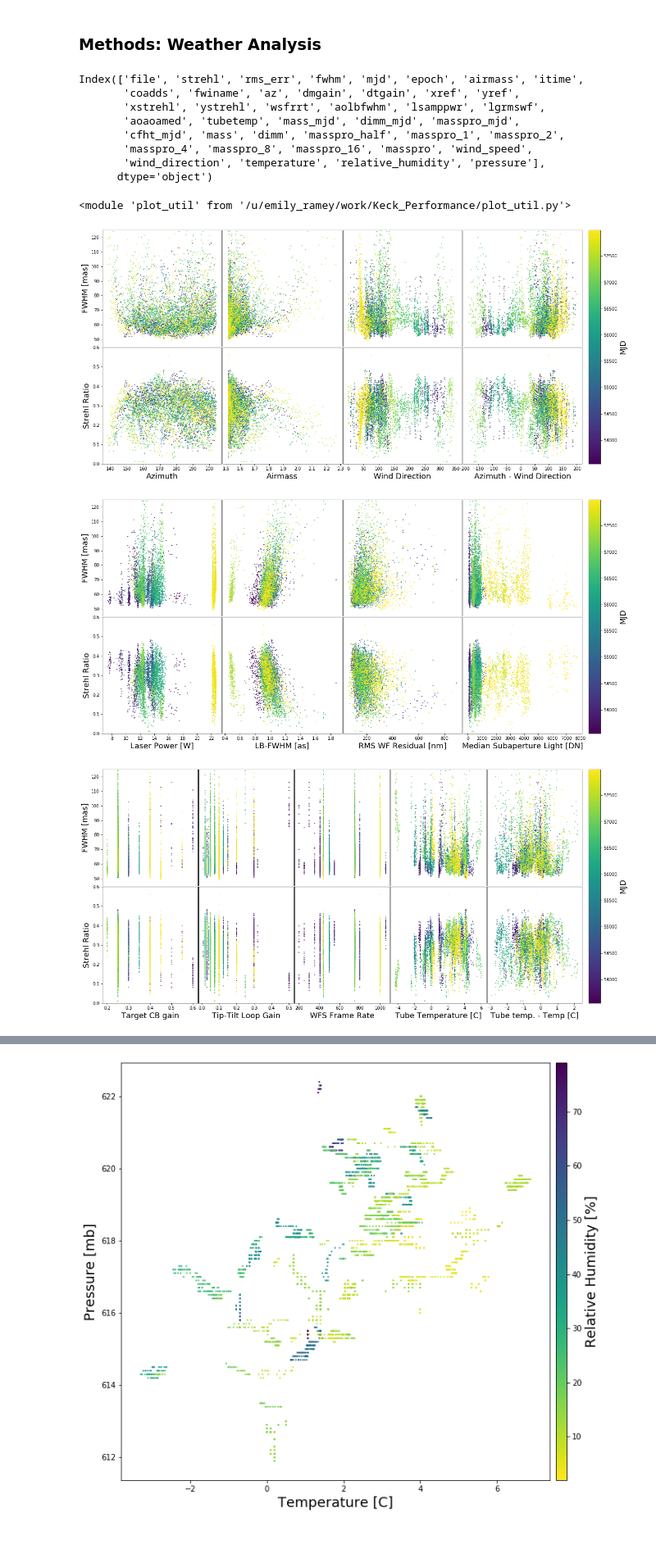
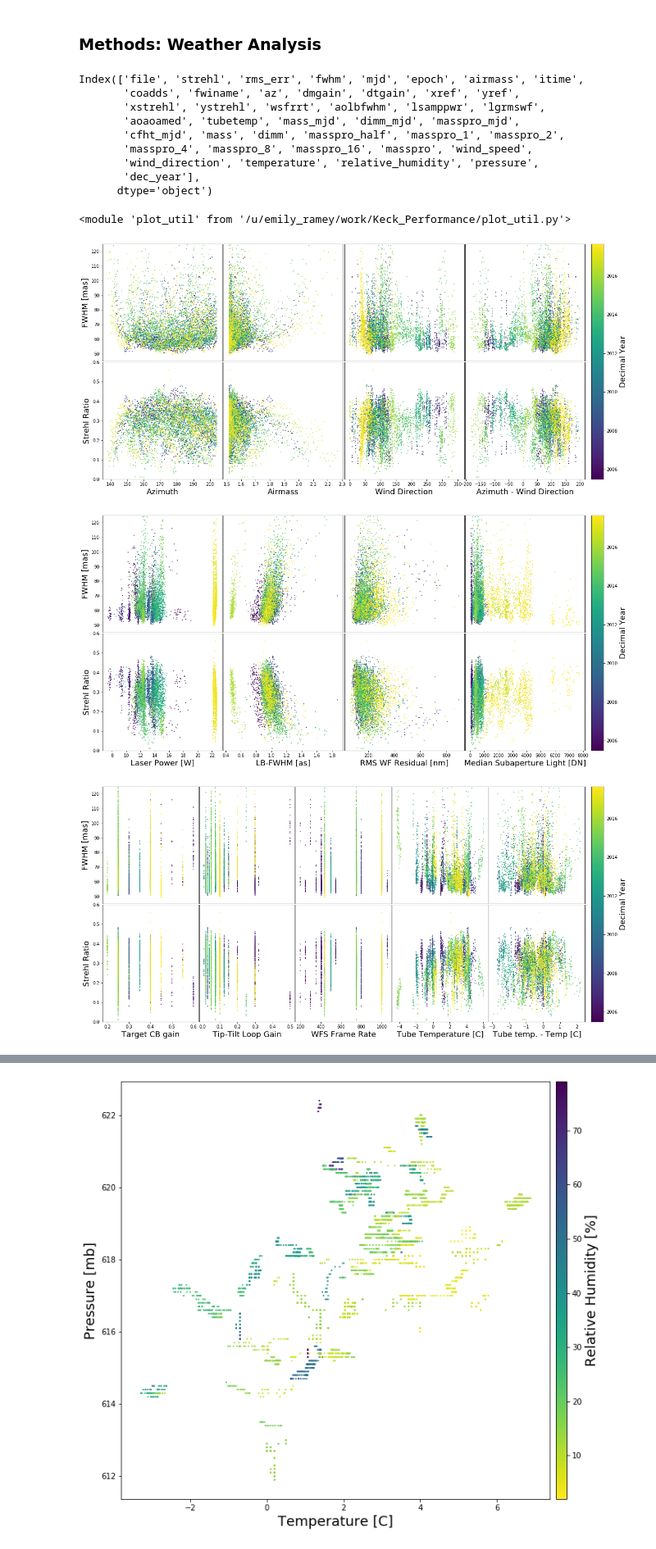
Before and after one commit to eramey16/berkeley_research, a Jupyter notebook: Keck_Performance/Analyzing_Long_Term_Performance.ipynb, the cells around one changed output, grey strips where cells are left out. Shown at 82% size. Drawn from its saved outputs; the diff is of its cells as text; code cells hidden in the pictures.

Commit message:
Fixed decimal years on plots

```diff
--- a/Keck_Performance/Analyzing_Long_Term_Performance.ipynb
+++ b/Keck_Performance/Analyzing_Long_Term_Performance.ipynb
@@ -170,6 +174,7 @@ True
 data = pd.read_csv(data_dir+"keck_metadata.dat")
 data = util.clean(data)
 data.columns = [x.lower() for x in data.columns]
+data['dec_year'] = Time(data.mjd, format='mjd').decimalyear
 data.columns
 # %% [output]
 Index(['file', 'strehl', 'rms_err', 'fwhm', 'mjd', 'epoch', 'airmass', 'itime',
@@ -178,7 +183,8 @@ Index(['file', 'strehl', 'rms_err', 'fwhm', 'mjd', 'epoch', 'airmass', 'itime',
        'aoaoamed', 'tubetemp', 'mass_mjd', 'dimm_mjd', 'masspro_mjd',
        'cfht_mjd', 'mass', 'dimm', 'masspro_half', 'masspro_1', 'masspro_2',
        'masspro_4', 'masspro_8', 'masspro_16', 'masspro', 'wind_speed',
-       'wind_direction', 'temperature', 'relative_humidity', 'pressure'],
+       'wind_direction', 'temperature', 'relative_humidity', 'pressure',
+       'dec_year'],
       dtype='object')
 # %%
 reload(p_util)
@@ -192,30 +198,30 @@ settings['label'].update({'az-wdir':'Azimuth - Wind Direction'})
 data['az-wdir'] = data['az']-data['wind_direction']
 x_vars = ['az', 'airmass', 'wind_direction', 'az-wdir']
 y_vars = ['fwhm', 'strehl']
-p_util.plot_vars(data, x_vars, y_vars, c_var='mjd', fontsize=18, settings=settings)
+p_util.plot_vars(data, x_vars, y_vars, c_var='dec_year', fontsize=18, settings=settings, save=False)
 # %% [output]
-[figure, old version]
+[figure, new version]
 # %%
 ### Second data-on-data plot:
 ### AOAOMED, LSAMPPWR, AOLBFWHM, LGRMSWF vs. strehl and fwhm
 x_vars = ['lsamppwr', 'aolbfwhm', 'lgrmswf', 'aoaoamed']
 y_vars = ['fwhm', 'strehl']
-p_util.plot_vars(data, x_vars, y_vars, c_var='mjd', fontsize=18)
+p_util.plot_vars(data, x_vars, y_vars, c_var='dec_year', fontsize=18, save=False)
 # %% [output]
-[figure, old version]
+[figure, new version]
 # %%
 ### Third data-on-data plot:
 ### Should be tubetemp, dmgain, dtgain, and wsfrrt, but tubetemp is missing
 settings = p_util.default_settings.copy()
 settings['label'].update({'ttemp-temp':'Tube temp. - Temp [C]'})
 data['ttemp-temp'] = data['tubetemp']-data['temperature']
 
 x_vars = ['dmgain', 'dtgain', 'wsfrrt', 'tubetemp', 'ttemp-temp']
 y_vars = ['fwhm', 'strehl']
 
-p_util.plot_vars(data, x_vars, y_vars, c_var='mjd', fontsize=18, settings=settings)
+p_util.plot_vars(data, x_vars, y_vars, c_var='dec_year', fontsize=18, settings=settings, save=False)
 # %% [output]
-[figure, old version]
+[figure, new version]
 # %%
 ### Fourth data-on-data plot
 ### No variables missing
```
Also changed, not shown: parts of 4 cells of this notebook, 9 other files.
